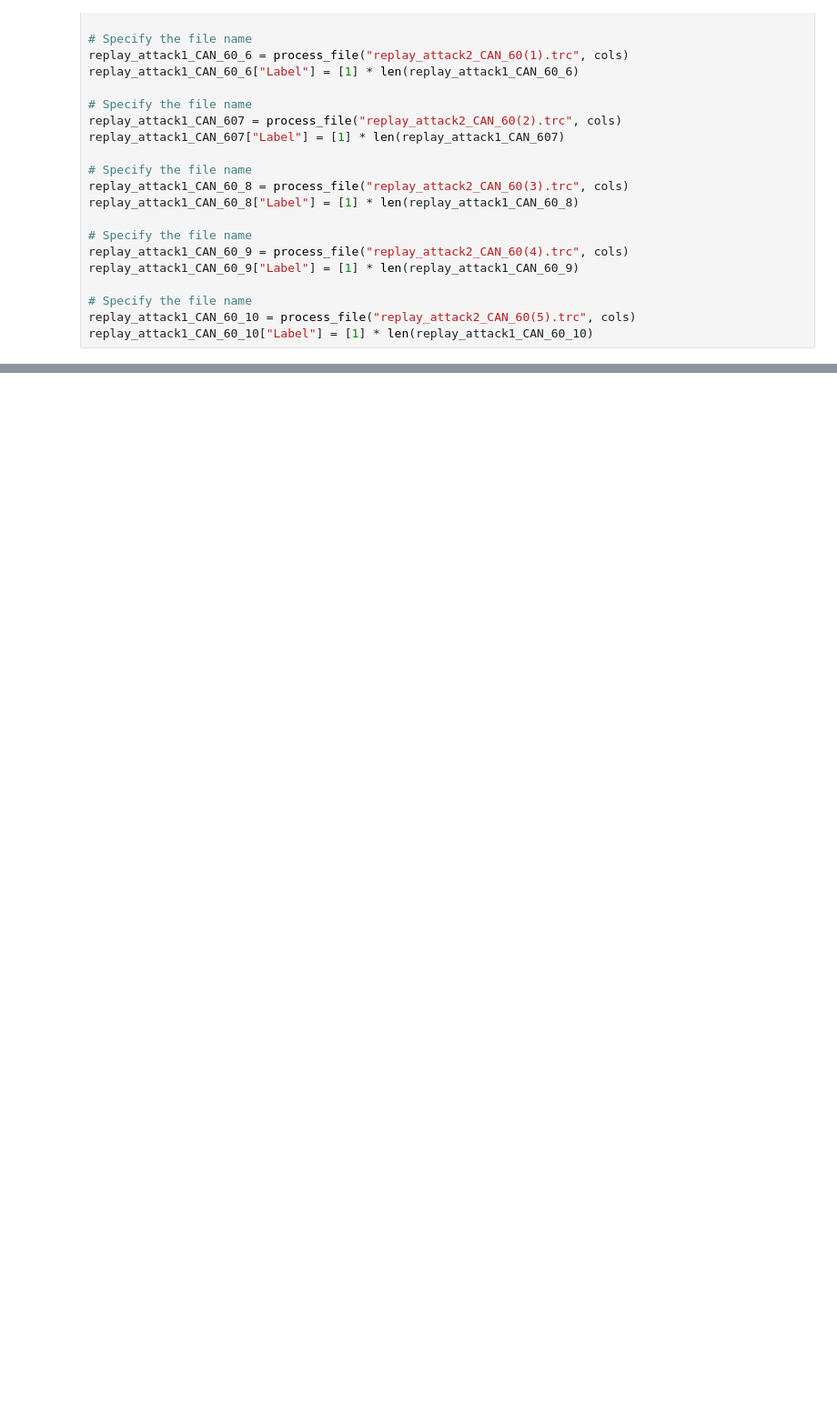
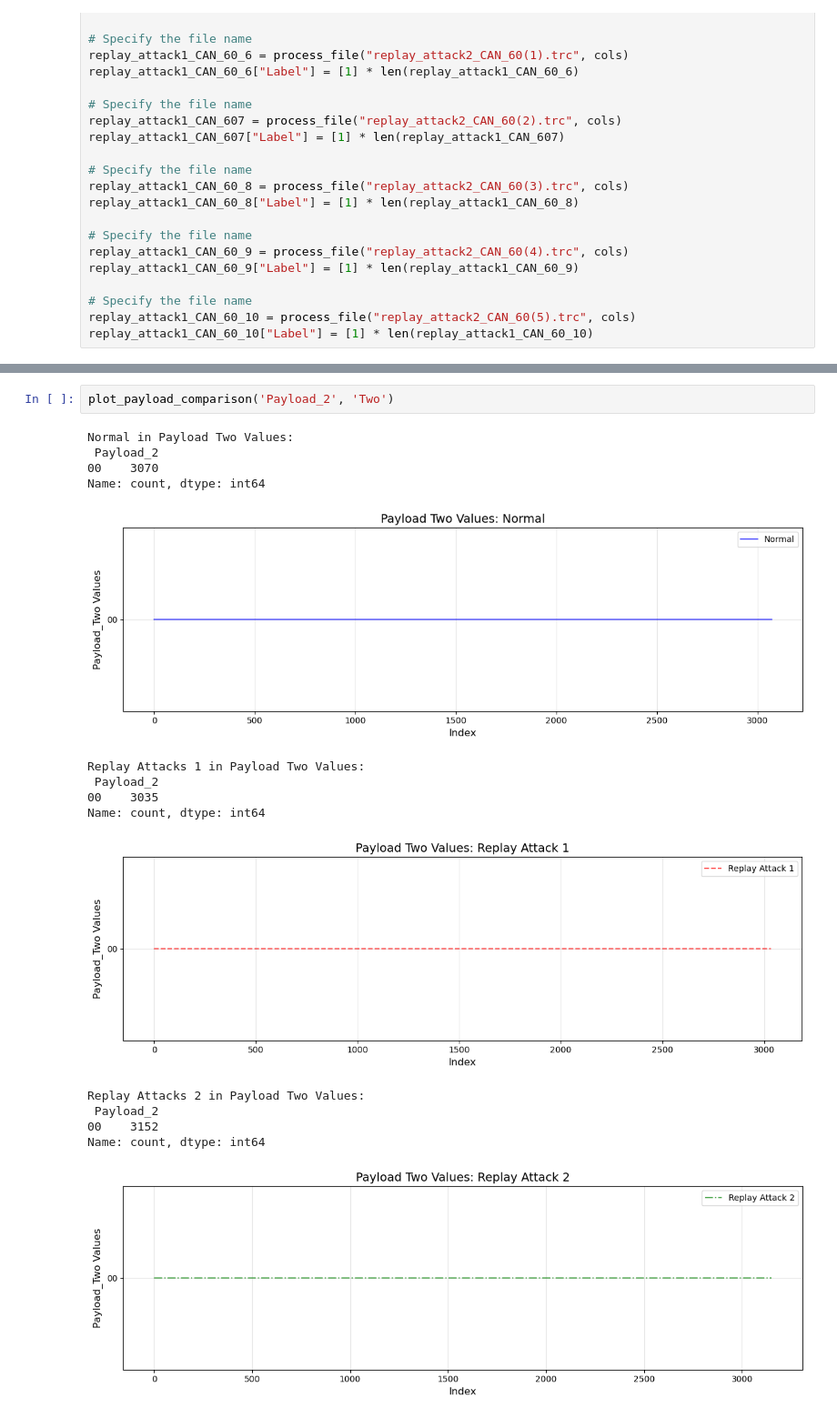
Before and after one commit to Arupreza/Securing-LIN-Insights-from-Ultrasonic-Sensor-Data-Impact-on-CAN-Protocol, a Jupyter notebook: Data_Analysis.ipynb, the cells around one changed output, grey strips where cells are left out. Shown at 91% size. Saved outputs shown, nothing was run; the diff lists cells and outputs as text; blank space fills up the shorter version.

```diff
--- a/Data_Analysis.ipynb
+++ b/Data_Analysis.ipynb
@@ -202,0 +307,18 @@ plt.plot(replay_attack1_CAN_60_1[replay_attack1_CAN_60_1["CAN_ID"] == "0510"]["T
+# %%
+plot_payload_comparison('Payload_2', 'Two')
+# %% [output]
+Normal in Payload Two Values:
+ Payload_2
+00    3070
+Name: count, dtype: int64
+[figure, added]
+Replay Attacks 1 in Payload Two Values:
+ Payload_2
+00    3035
+Name: count, dtype: int64
+[figure, added]
+Replay Attacks 2 in Payload Two Values:
+ Payload_2
+00    3152
+Name: count, dtype: int64
+[figure, added]
```
Also changed, not shown: parts of 30 cells of this notebook.
